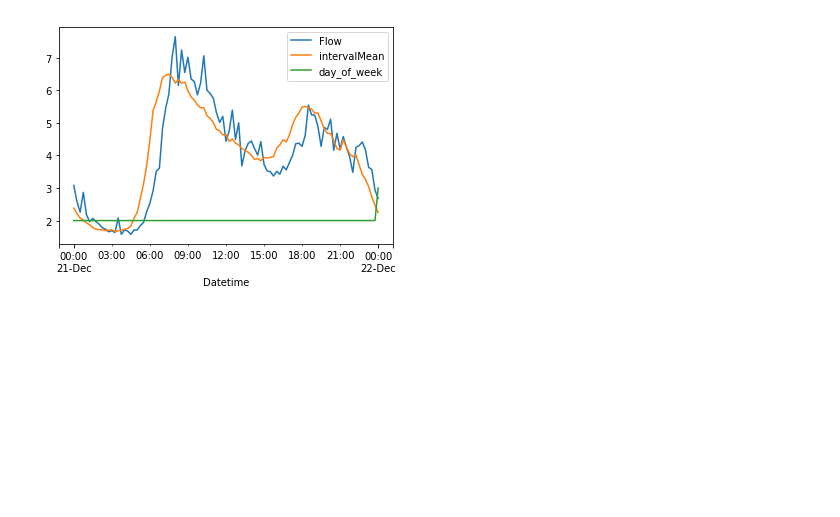
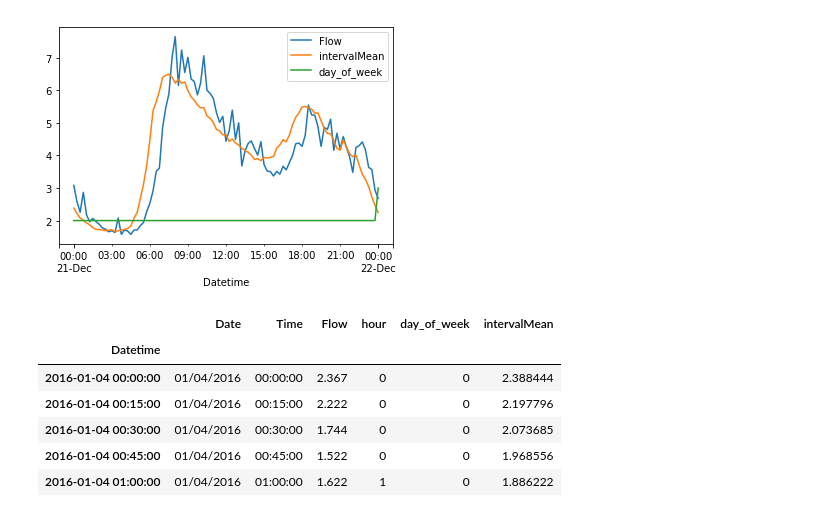
Before and after one commit to dicksonl/yorkshirewaterdatadive, a Jupyter notebook: JuneDataDive.ipynb, the cells around one changed output. Cells and saved outputs as stored; diff of their text form; code cells hidden in the pictures; blank space fills up the shorter version.

```diff
--- a/JuneDataDive.ipynb
+++ b/JuneDataDive.ipynb
@@ -213,3 +214,13 @@ DayAfterDecRepair.plot()
 [figure]
 # %%
 dma.to_pickle("./readyToGo")
+# %%
+dma.head()
+# %% [output]
+|  | Date | Time | Flow | hour | day_of_week | intervalMean |
+| Datetime |  |  |  |  |  |  |
+| 2016-01-04 00:00:00 | 01/04/2016 | 00:00:00 | 2.367 | 0 | 0 | 2.388444 |
+| 2016-01-04 00:15:00 | 01/04/2016 | 00:15:00 | 2.222 | 0 | 0 | 2.197796 |
+| 2016-01-04 00:30:00 | 01/04/2016 | 00:30:00 | 1.744 | 0 | 0 | 2.073685 |
+| 2016-01-04 00:45:00 | 01/04/2016 | 00:45:00 | 1.522 | 0 | 0 | 1.968556 |
+| 2016-01-04 01:00:00 | 01/04/2016 | 01:00:00 | 1.622 | 1 | 0 | 1.886222 |
```
Also changed, not shown: parts of 3 cells of this notebook, 1 other file.
